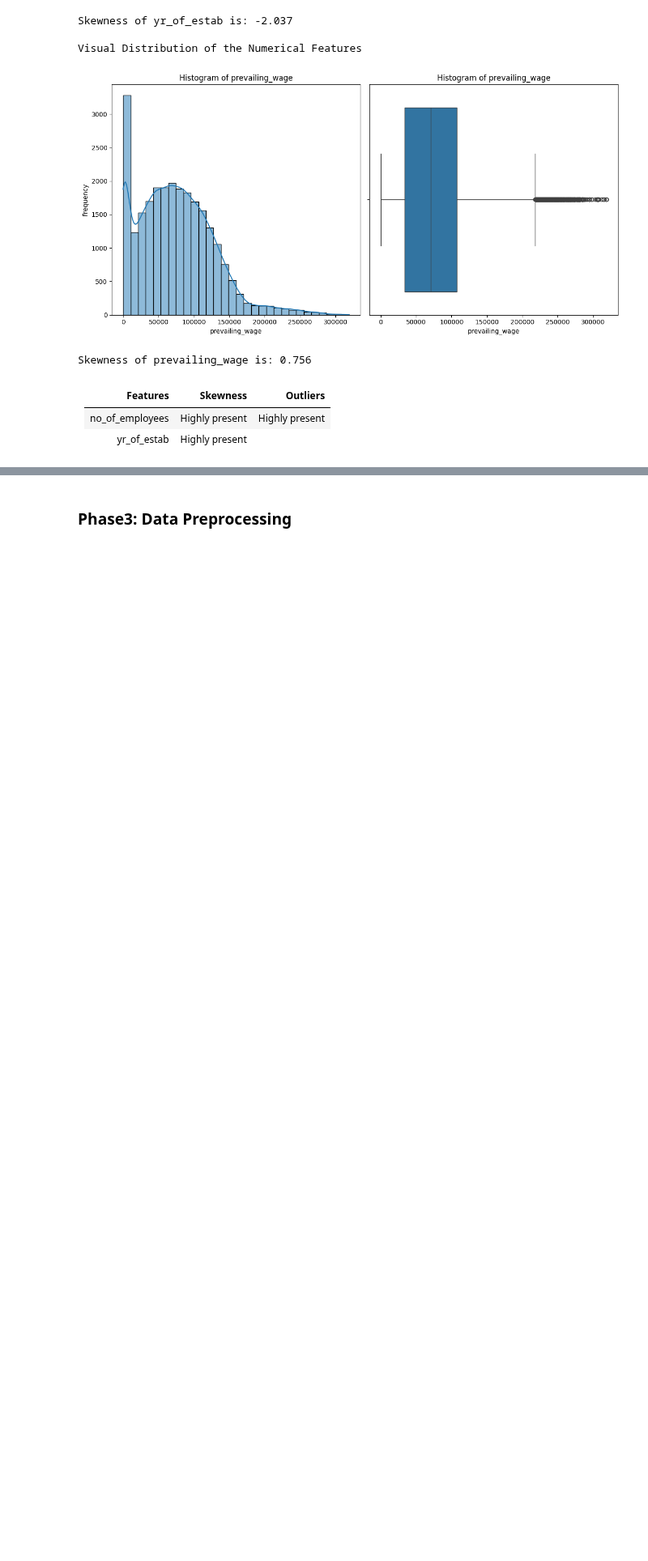
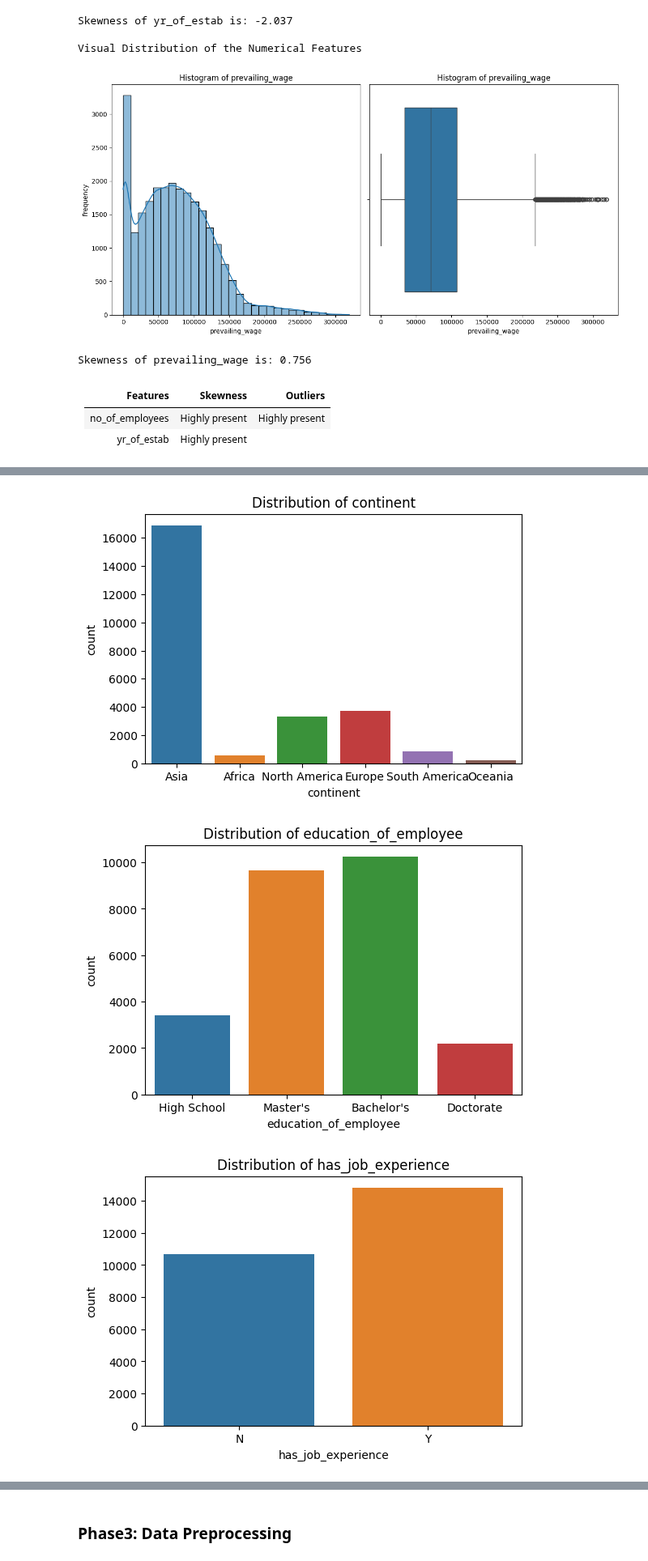
Before and after one commit to Olajcodes/abioye_olajide_tasks, a Jupyter notebook: week_thirteen/Eda.ipynb, the cells around one changed output, grey strips where cells are left out. Shown at 81% size. Cells and saved outputs as stored; diff of their text form; code cells hidden in the pictures; blank space fills up the shorter version.

```diff
--- a/week_thirteen/Eda.ipynb
+++ b/week_thirteen/Eda.ipynb
@@ -256,0 +262,13 @@ Skewness of prevailing_wage is: 0.756
+# %%
+def categorical_distribution(data, feature):
+    for col in cat_col:
+        plt.figure(figsize=(6,4))
+        sns.countplot(data=data, x=data[col], hue=col)
+        plt.title(f"Distribution of {col}")
+# %%
+# Calling the function to print them out
+categorical_distribution(data, cat_col)
+# %% [output]
+[figure, added]
+[figure, added]
+[figure, added]
```
Also changed, not shown: parts of 14 cells of this notebook, 1 other file.
